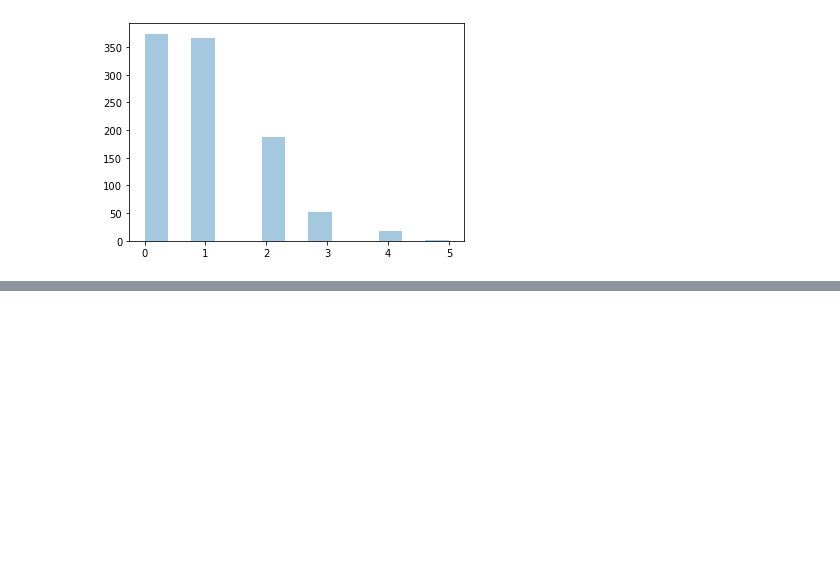
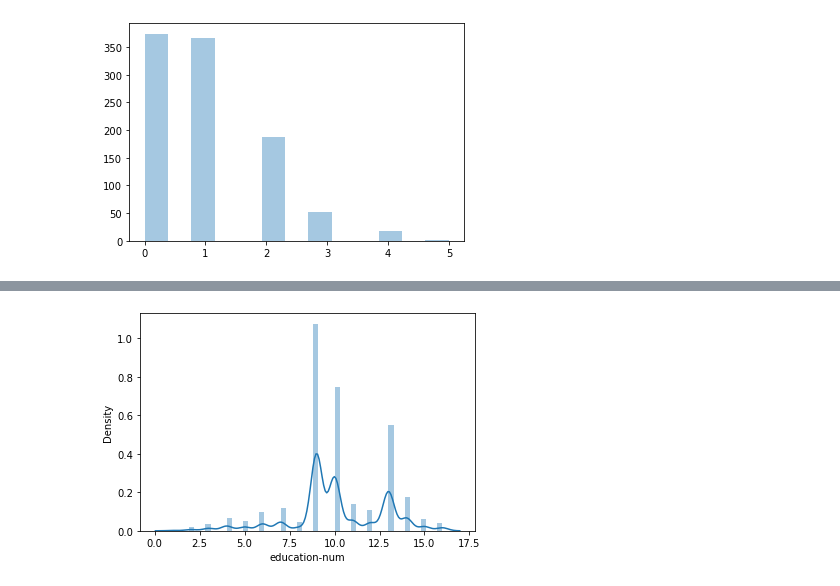
Before and after one commit to pamelaferreiralima/estudos_python_matheus, a Jupyter notebook: Estatística para Machine Learning/Parte 5/Distribuição Estatística.ipynb, the cells around one changed output, grey strips where cells are left out. Saved outputs shown, nothing was run; the diff lists cells and outputs as text; code cells hidden in the pictures; blank space fills up the shorter version.

```diff
--- a/Estatística para Machine Learning/Parte 5/Distribuição Estatística.ipynb
+++ b/Estatística para Machine Learning/Parte 5/Distribuição Estatística.ipynb
@@ -483,0 +523,4 @@ sns.distplot(dados_poisson, kde=False);
+# %%
+sns.distplot(censo['education-num']);
+# %% [output]
+[figure, added]
```
Also changed, not shown: parts of 9 cells of this notebook.
